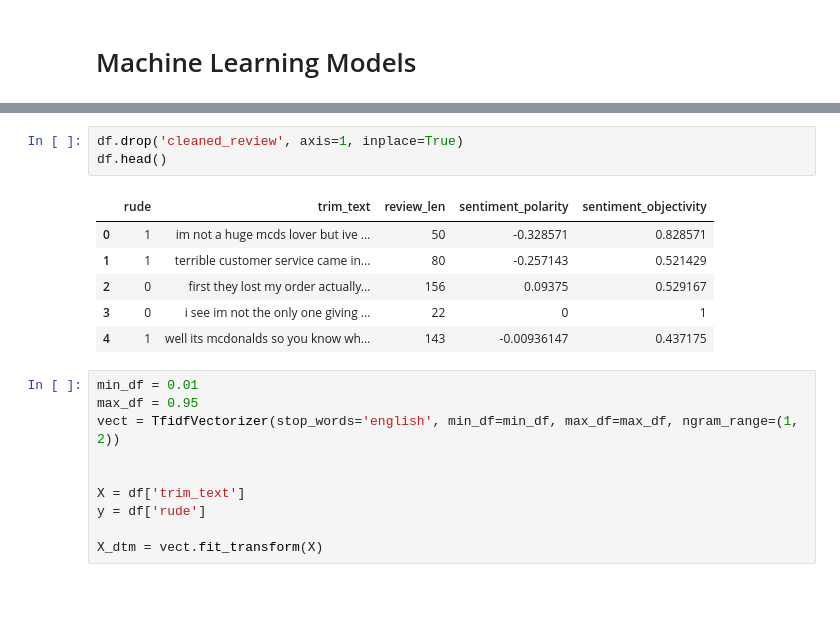
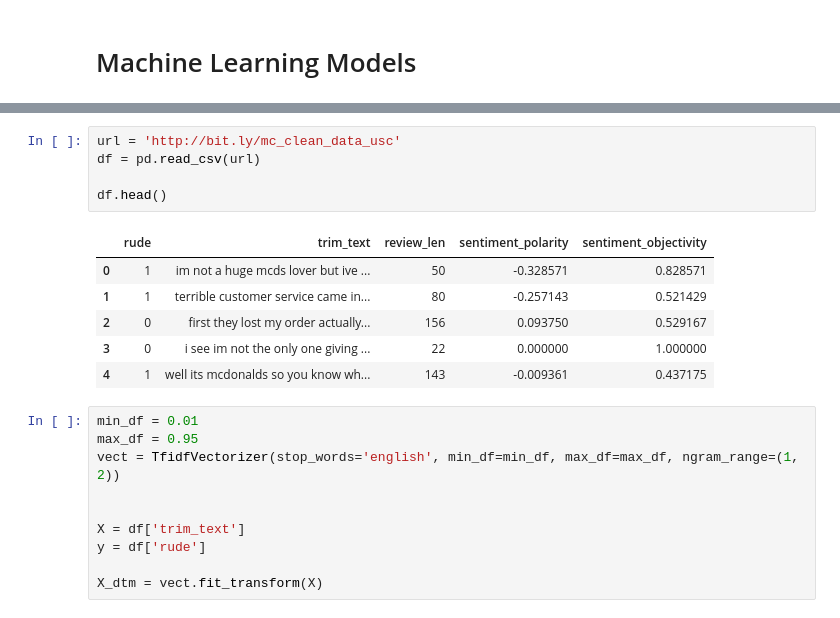
Before and after one commit to grantaguinaldo/final-project, a Jupyter notebook: McModel/McModel_tfidf.ipynb, the cells around one changed output, grey strips where cells are left out. Saved outputs shown, nothing was run; the diff lists cells and outputs as text.

```diff
--- a/McModel/McModel_tfidf.ipynb
+++ b/McModel/McModel_tfidf.ipynb
@@ -57,13 +22,15 @@ df.head()
-# %%
-df.drop('cleaned_review', axis=1, inplace=True)
-df.head()
-# %% [output]
-|  | rude | trim_text | review_len | sentiment_polarity | sentiment_objectivity |
-| 0 | 1 | im not a huge mcds lover but ive ... | 50 | -0.328571 | 0.828571 |
-| 1 | 1 | terrible customer service came in... | 80 | -0.257143 | 0.521429 |
-| 2 | 0 | first they lost my order actually... | 156 | 0.09375 | 0.529167 |
-| 3 | 0 | i see im not the only one giving ... | 22 | 0 | 1 |
-| 4 | 1 | well its mcdonalds so you know wh... | 143 | -0.00936147 | 0.437175 |
+# %%
+url = 'http://bit.ly/mc_clean_data_usc'
+df = pd.read_csv(url)
+
+df.head()
+# %% [output]
+|  | rude | trim_text | review_len | sentiment_polarity | sentiment_objectivity |
+| 0 | 1 | im not a huge mcds lover but ive ... | 50 | -0.328571 | 0.828571 |
+| 1 | 1 | terrible customer service came in... | 80 | -0.257143 | 0.521429 |
+| 2 | 0 | first they lost my order actually... | 156 | 0.093750 | 0.529167 |
+| 3 | 0 | i see im not the only one giving ... | 22 | 0.000000 | 1.000000 |
+| 4 | 1 | well its mcdonalds so you know wh... | 143 | -0.009361 | 0.437175 |
 # %%
 min_df = 0.01
 max_df = 0.95
```
Also changed, not shown: parts of 10 cells of this notebook, 1 other file.
